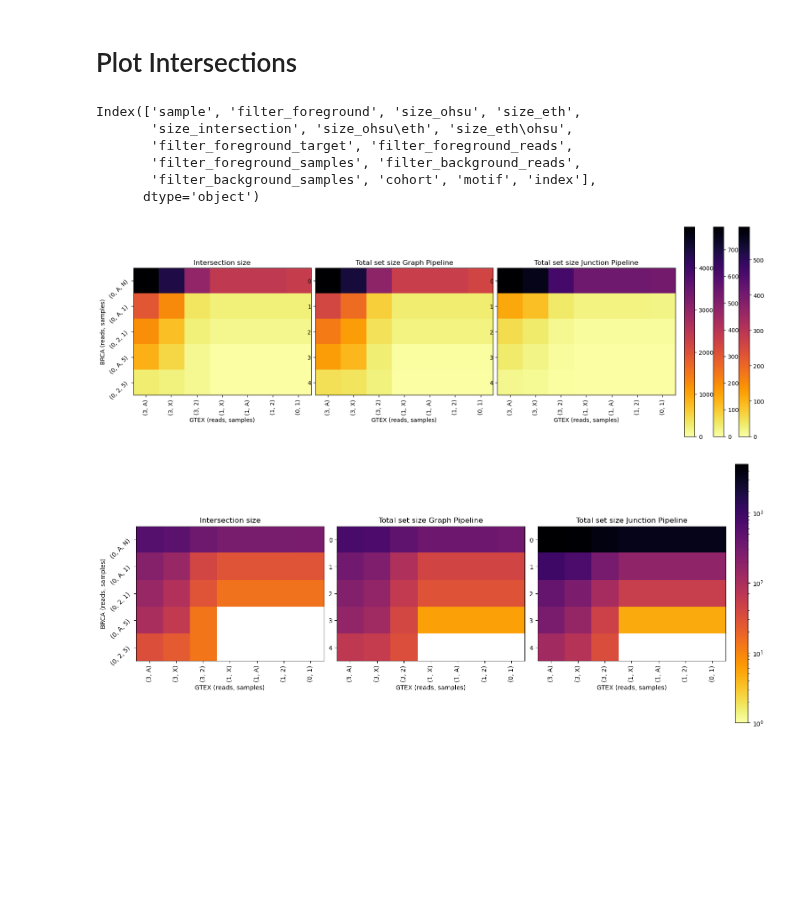
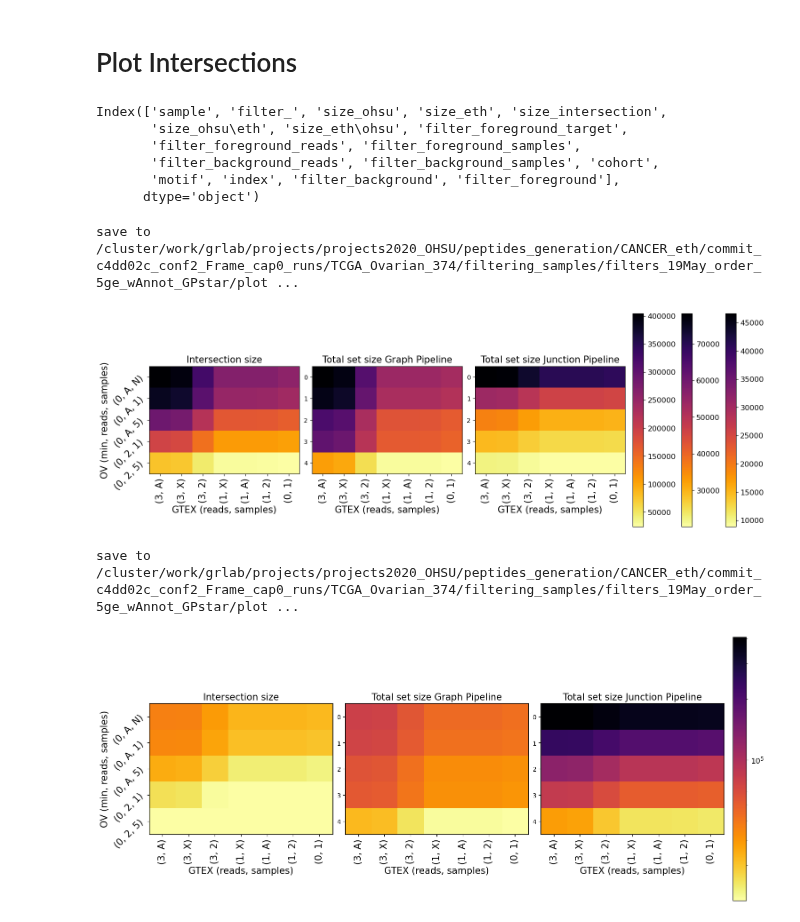
Before and after one commit to ratschlab/projects2020_ohsu, a Jupyter notebook: eth/plotting/OHSU_collab_Rerun_allRF/p20230315_shareness_matrix.ipynb, the cells around one changed output. Saved outputs shown, nothing was run; the diff lists cells and outputs as text; code cells hidden in the pictures; blank space fills up the shorter version.

Commit message:
peptide n search

```diff
--- a/eth/plotting/OHSU_collab_Rerun_allRF/p20230315_shareness_matrix.ipynb
+++ b/eth/plotting/OHSU_collab_Rerun_allRF/p20230315_shareness_matrix.ipynb
@@ -11,7 +11,7 @@ import pathlib
 import pickle
 # %%
 # Inputs ETH
-run_type = 'brca'
+run_type = 'ov'
 
 if run_type == 'brca':
 
@@ -352,11 +375,11 @@ plt.show()
 # %%
 df.columns
 # %% [output]
-Index(['sample', 'filter_foreground', 'size_ohsu', 'size_eth',
-       'size_intersection', 'size_ohsu\eth', 'size_eth\ohsu',
-       'filter_foreground_target', 'filter_foreground_reads',
-       'filter_foreground_samples', 'filter_background_reads',
-       'filter_background_samples', 'cohort', 'motif', 'index'],
+Index(['sample', 'filter_', 'size_ohsu', 'size_eth', 'size_intersection',
+       'size_ohsu\eth', 'size_eth\ohsu', 'filter_foreground_target',
+       'filter_foreground_reads', 'filter_foreground_samples',
+       'filter_background_reads', 'filter_background_samples', 'cohort',
+       'motif', 'index', 'filter_background', 'filter_foreground'],
       dtype='object')
 # %%
 # Sort Valus for plot
@@ -378,7 +401,7 @@ titles = ['Intersection size',
 'Total set size Graph Pipeline',
 'Total set size Junction Pipeline']
 xaxis_label = 'GTEX (reads, samples)'
-yaxis_label = f'{run_type.upper()} (reads, samples)'
+yaxis_label = f'{run_type.upper()} (min, reads, samples)'
 
 df_plot = []
 for f in ['size_intersection', 'size_eth', 'size_ohsu']: #, 'size_ohsu\eth', 'size_eth\ohsu']:
@@ -387,44 +410,51 @@ for f in ['size_intersection', 'size_eth', 'size_ohsu']: #, 'size_ohsu\eth', 'si
     # Enforce order
     df_inter = df_inter.loc[order_foreground, order_background]
     df_plot.append(df_inter)
+# %%
+xticks_font_size = 15
+label_font_size = 15
+tick_font_size = 12
 # %%
 # Plot
+
 nprow = 1
 npcol = 3
 fig = plt.figure(figsize=(15, 6), layout='constrained')
 axes = [fig.add_subplot(nprow, npcol, i) for i in range(1,npcol+1)]
 
 #vmin = max(1, np.min([df['size_eth'], df['size_ohsu']]))
 #vmax = np.max([df['size_eth'], df['size_ohsu']]) #1e5
 for pane_idx in np.arange(npcol):
     panelplot=axes[pane_idx].imshow(df_plot[pane_idx], origin='upper',
                                     cmap='inferno_r') #norm=LogNorm(vmin=vmin, vmax=vmax))
     # x-axis
-    axes[pane_idx].set_title(titles[pane_idx])
-    axes[pane_idx].set_xlabel(xaxis_label)
+    axes[pane_idx].set_title(titles[pane_idx], fontsize=label_font_size)
+    axes[pane_idx].set_xlabel(xaxis_label, fontsize=label_font_size)
     axes[pane_idx].set_xticks(range(df_plot[pane_idx].shape[1]))
 #    axes[pane_idx].set_xticklabels(prepare_backticks(df_plot[pane_idx].columns), rotation = 90 )
-    axes[pane_idx].set_xticklabels(df_plot[pane_idx].columns, rotation = 90 )
+    axes[pane_idx].set_xticklabels(df_plot[pane_idx].columns, rotation = 90, fontsize=xticks_font_size)
 
     if pane_idx == 0 :
         # y-axis
-        axes[pane_idx].set_ylabel(yaxis_label)
+        axes[pane_idx].set_ylabel(yaxis_label, fontsize=label_font_size)
         axes[pane_idx].set_yticks(range(df_plot[pane_idx].shape[0]))
 #        axes[pane_idx].set_yticklabels(prepare_frontticks(df_plot[pane_idx].index), rotation = 45 )
-        axes[pane_idx].set_yticklabels(df_plot[pane_idx].index, rotation = 45 )
+        axes[pane_idx].set_yticklabels(df_plot[pane_idx].index, rotation = 45, fontsize=xticks_font_size)
 
-    plt.colorbar(panelplot)
+    cbar = plt.colorbar(panelplot)
+    cbar.ax.tick_params(labelsize=tick_font_size)
 
-save = False
-name = 'Matrix_ovelap'
+save = True
+name = 'Matrix_ovelap_split'
 save_path = os.path.join(plot_dir, f'{base_plot}_{name}.pdf')
 if save:
     print("save to {}".format(save_path))
     plt.savefig(save_path, bbox_inches='tight')
 
 fig.show()
 # %% [output]
+save to /cluster/work/grlab/projects/projects2020_OHSU/peptides_generation/CANCER_eth/commit_c4dd02c_conf2_Frame_cap0_runs/TCGA_Ovarian_374/filtering_samples/filters_19May_order_5ge_wAnnot_GPstar/plot ...
-[figure, old version]
+[figure, new version]
 # %%
 # Plot
 nprow = 1
@@ -438,21 +468,23 @@ for pane_idx in np.arange(npcol):
     panelplot=axes[pane_idx].imshow(df_plot[pane_idx], origin='upper',
                                     cmap='inferno_r', norm=LogNorm(vmin=vmin, vmax=vmax))
     # x-axis
-    axes[pane_idx].set_title(titles[pane_idx])
-    axes[pane_idx].set_xlabel(xaxis_label)
+    axes[pane_idx].set_title(titles[pane_idx], fontsize=label_font_size)
+    axes[pane_idx].set_xlabel(xaxis_label, fontsize=label_font_size)
     axes[pane_idx].set_xticks(range(df_plot[pane_idx].shape[1]))
 #    axes[pane_idx].set_xticklabels(prepare_backticks(df_plot[pane_idx].columns), rotation = 90 )
-    axes[pane_idx].set_xticklabels(df_plot[pane_idx].columns, rotation = 90 )
+    axes[pane_idx].set_xticklabels(df_plot[pane_idx].columns, rotation = 90, fontsize=xticks_font_size)
+
     if pane_idx == 0 :
         # y-axis
-        axes[pane_idx].set_ylabel(yaxis_label)
+        axes[pane_idx].set_ylabel(yaxis_label, fontsize=label_font_size)
         axes[pane_idx].set_yticks(range(df_plot[pane_idx].shape[0]))
 #        axes[pane_idx].set_yticklabels(prepare_frontticks(df_plot[pane_idx].index), rotation = 45 )
-        axes[pane_idx].set_yticklabels(df_plot[pane_idx].index, rotation = 45 )
+        axes[pane_idx].set_yticklabels(df_plot[pane_idx].index, rotation = 45, fontsize=xticks_font_size)
 
-plt.colorbar(panelplot)
+cbar = plt.colorbar(panelplot)
+cbar.ax.tick_params(labelsize=tick_font_size)
 
-save = False
+save = True
 name = 'Matrix_ovelap'
 save_path = os.path.join(plot_dir, f'{base_plot}_{name}.pdf')
 if save:
@@ -461,4 +493,5 @@ if save:
 
 fig.show()
 # %% [output]
+save to /cluster/work/grlab/projects/projects2020_OHSU/peptides_generation/CANCER_eth/commit_c4dd02c_conf2_Frame_cap0_runs/TCGA_Ovarian_374/filtering_samples/filters_19May_order_5ge_wAnnot_GPstar/plot ...
-[figure, old version]
+[figure, new version]
```
Also changed, not shown: parts of 18 cells of this notebook, 10 other files.
